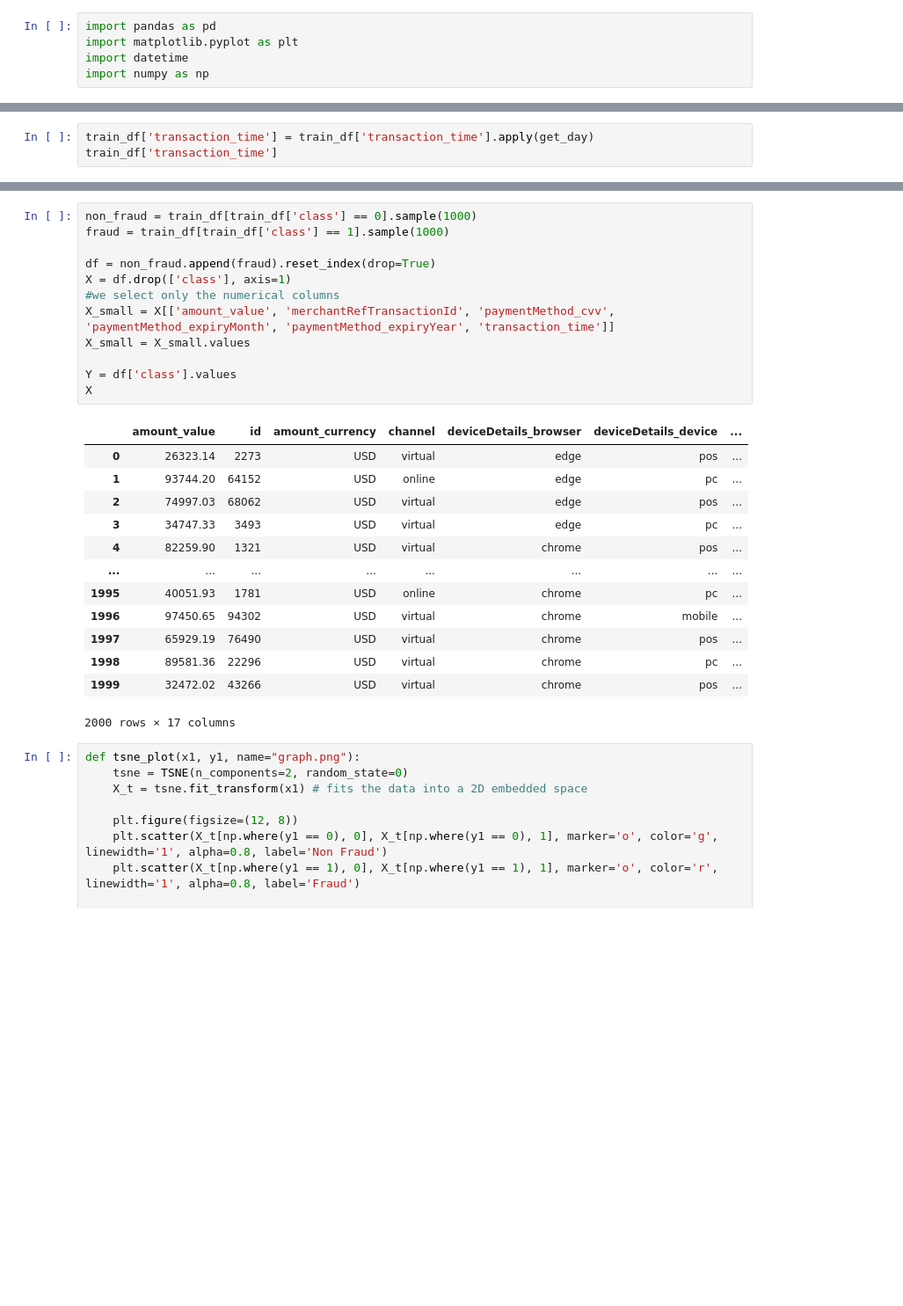
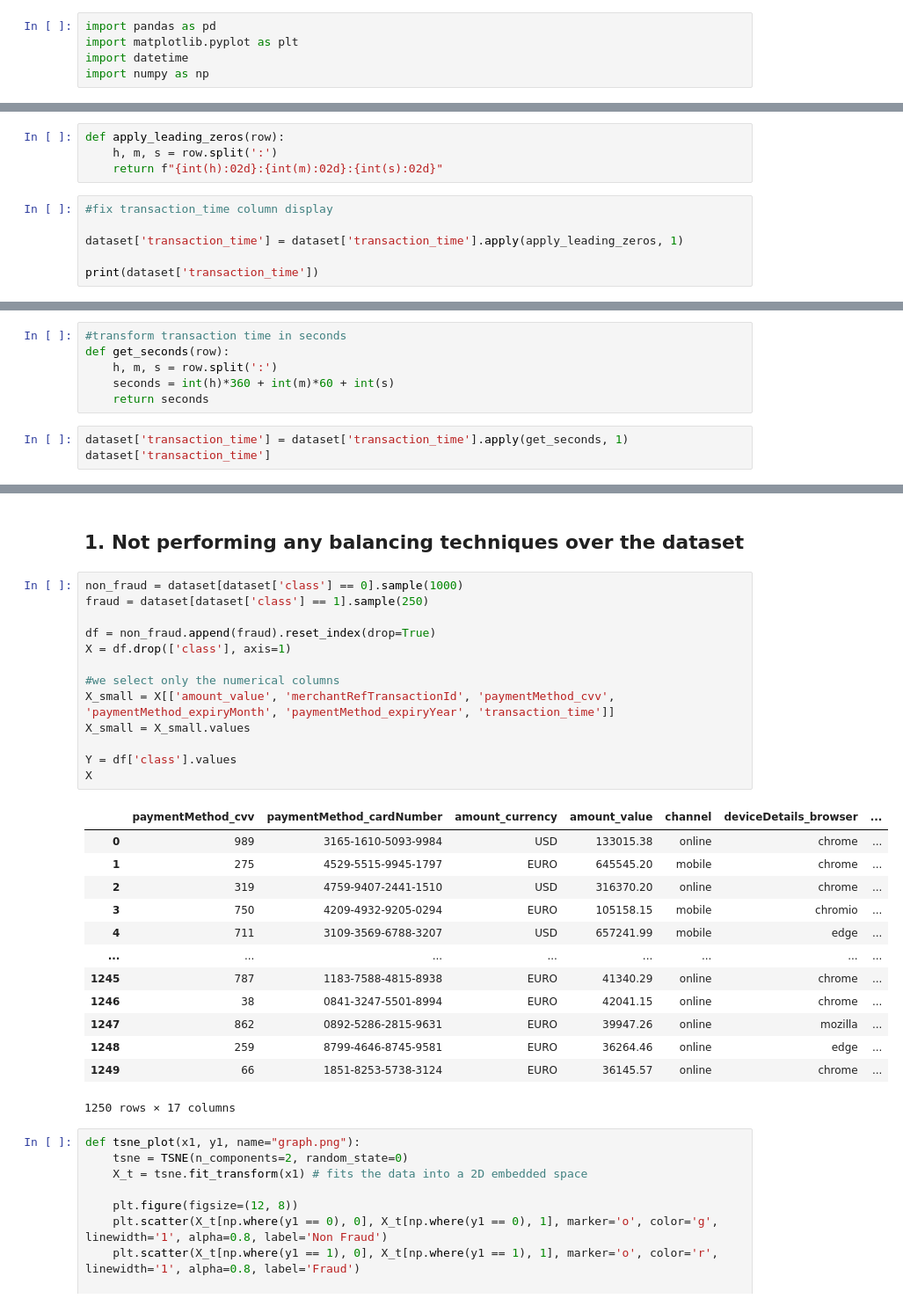
Before and after one commit to ServoCryptid/FraudDetection, a Jupyter notebook: autoencoder_approach.ipynb, the cells around one changed output, grey strips where cells are left out. Shown at 88% size. Saved outputs shown, nothing was run; the diff lists cells and outputs as text; blank space fills up the shorter version.

```diff
--- a/autoencoder_approach.ipynb
+++ b/autoencoder_approach.ipynb
@@ -40,0 +177,10 @@ def get_day(x):
+# %%
+def apply_leading_zeros(row):
+    h, m, s = row.split(':')
+    return f"{int(h):02d}:{int(m):02d}:{int(s):02d}"
+# %%
+#fix transaction_time column display
+
+dataset['transaction_time'] = dataset['transaction_time'].apply(apply_leading_zeros, 1)
+
+print(dataset['transaction_time'])
@@ -41,4 +200,10 @@ def get_day(x):
+# %%
+#transform transaction time in seconds
+def get_seconds(row):
+    h, m, s = row.split(':')
+    seconds = int(h)*360 + int(m)*60 + int(s)
+    return seconds
 # %%
-train_df['transaction_time'] = train_df['transaction_time'].apply(get_day)
-train_df['transaction_time']
+dataset['transaction_time'] = dataset['transaction_time'].apply(get_seconds, 1)
+dataset['transaction_time']
 # %% [output]
@@ -65,29 +246,32 @@ class_df
+# %% [markdown]
+## 1. Not performing any balancing techniques over the dataset ##
 # %%
-non_fraud = train_df[train_df['class'] == 0].sample(1000)
-fraud = train_df[train_df['class'] == 1].sample(1000)
+non_fraud = dataset[dataset['class'] == 0].sample(1000)
+fraud = dataset[dataset['class'] == 1].sample(250)
 
 df = non_fraud.append(fraud).reset_index(drop=True)
 X = df.drop(['class'], axis=1)
+
 #we select only the numerical columns
 X_small = X[['amount_value', 'merchantRefTransactionId', 'paymentMethod_cvv', 'paymentMethod_expiryMonth', 'paymentMethod_expiryYear', 'transaction_time']]
 X_small = X_small.values
 
 Y = df['class'].values
 X
 # %% [output]
-|  | amount_value | id | amount_currency | channel | deviceDetails_browser | deviceDetails_device | ... |
-| 0 | 26323.14 | 2273 | USD | virtual | edge | pos | ... |
-| 1 | 93744.20 | 64152 | USD | online | edge | pc | ... |
-| 2 | 74997.03 | 68062 | USD | virtual | edge | pos | ... |
-| 3 | 34747.33 | 3493 | USD | virtual | edge | pc | ... |
-| 4 | 82259.90 | 1321 | USD | virtual | chrome | pos | ... |
+|  | paymentMethod_cvv | paymentMethod_cardNumber | amount_currency | amount_value | channel | deviceDetails_browser | ... |
+| 0 | 989 | 3165-1610-5093-9984 | USD | 133015.38 | online | chrome | ... |
+| 1 | 275 | 4529-5515-9945-1797 | EURO | 645545.20 | mobile | chrome | ... |
+| 2 | 319 | 4759-9407-2441-1510 | USD | 316370.20 | online | chrome | ... |
+| 3 | 750 | 4209-4932-9205-0294 | EURO | 105158.15 | mobile | chromio | ... |
+| 4 | 711 | 3109-3569-6788-3207 | USD | 657241.99 | mobile | edge | ... |
 | ... | ... | ... | ... | ... | ... | ... | ... |
-| 1995 | 40051.93 | 1781 | USD | online | chrome | pc | ... |
-| 1996 | 97450.65 | 94302 | USD | virtual | chrome | mobile | ... |
-| 1997 | 65929.19 | 76490 | USD | virtual | chrome | pos | ... |
-| 1998 | 89581.36 | 22296 | USD | virtual | chrome | pc | ... |
-| 1999 | 32472.02 | 43266 | USD | virtual | chrome | pos | ... |
+| 1245 | 787 | 1183-7588-4815-8938 | EURO | 41340.29 | online | chrome | ... |
+| 1246 | 38 | 0841-3247-5501-8994 | EURO | 42041.15 | online | chrome | ... |
+| 1247 | 862 | 0892-5286-2815-9631 | EURO | 39947.26 | online | mozilla | ... |
+| 1248 | 259 | 8799-4646-8745-9581 | EURO | 36264.46 | online | edge | ... |
+| 1249 | 66 | 1851-8253-5738-3124 | EURO | 36145.57 | online | chrome | ... |
-2000 rows × 17 columns
+1250 rows × 17 columns
 # %%
 def tsne_plot(x1, y1, name="graph.png"):
     tsne = TSNE(n_components=2, random_state=0)
```
Also changed, not shown: parts of 50 cells of this notebook.
